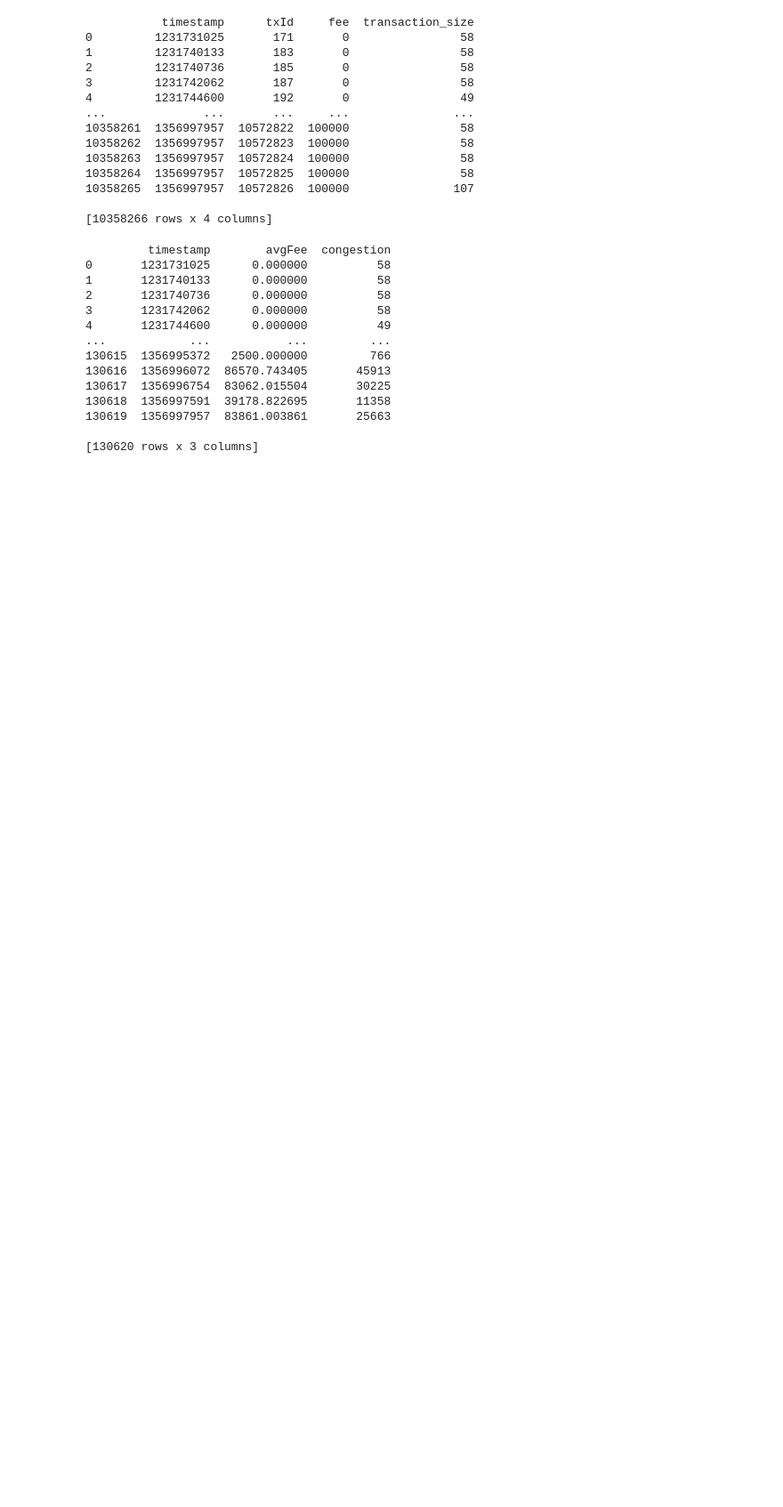
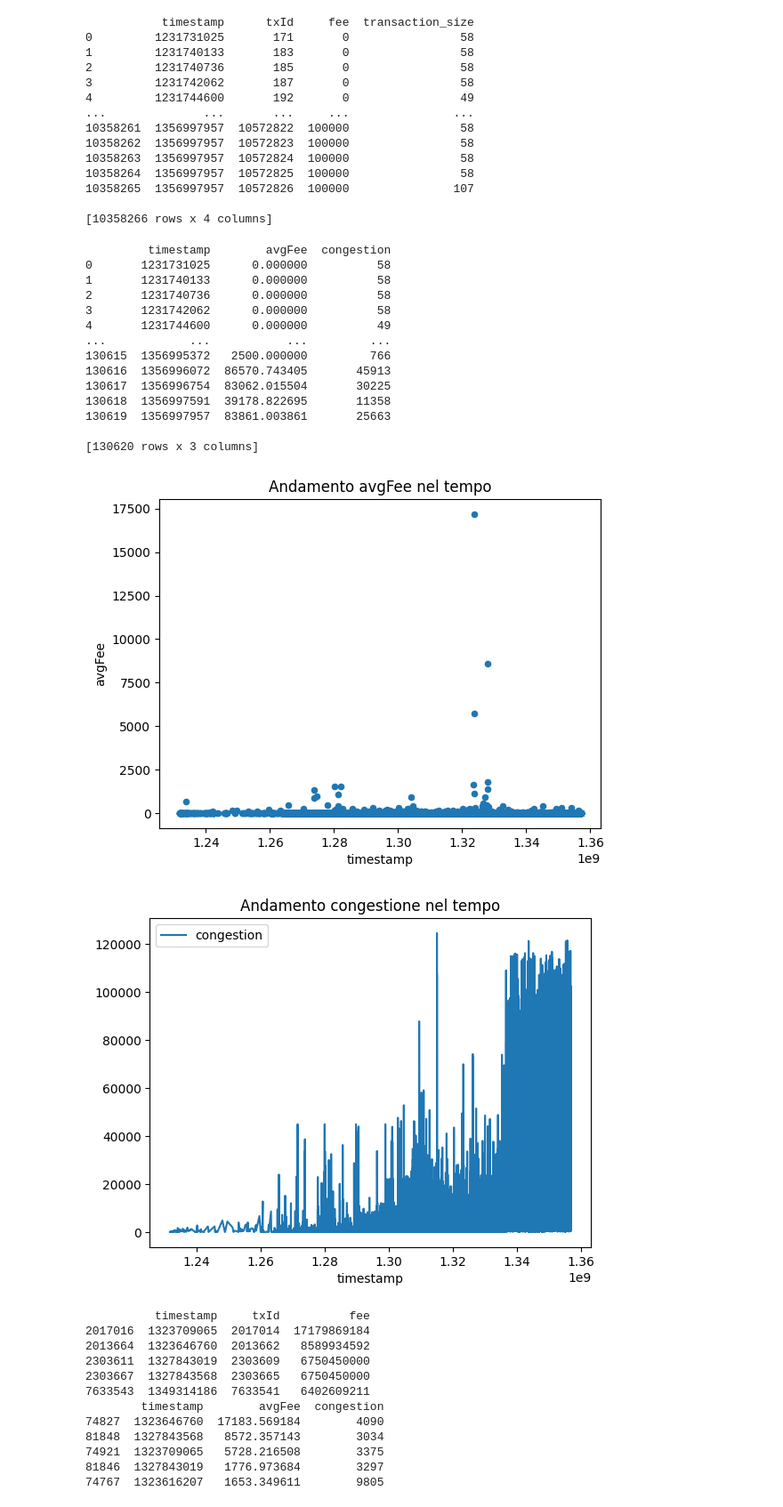
Before and after one commit to dSamp41/Progetto-LWS, a Jupyter notebook: project.ipynb, the cells around one changed output. Shown at 89% size. Drawn from its saved outputs; the diff is of its cells as text; code cells hidden in the pictures; blank space fills up the shorter version.

```diff
--- a/project.ipynb
+++ b/project.ipynb
@@ -37,7 +67,7 @@ fee: 17179869184 -> int64
 inputs = pd.read_csv(
     base + "inputs.csv",
     names=['txId', 'prevTxId', 'prevTxPos'],
-    dtype={'txId': np.int32, 'prevTxId': np.int32, 'prevTxPos': np.int16},
+    dtype={'txId': np.uint32, 'prevTxId': np.uint32, 'prevTxPos': np.uint16},
 )
 # %% [markdown]
 # Load Outputs dataset
@@ -45,8 +75,7 @@ inputs = pd.read_csv(
 outputs = pd.read_csv(
     base + "outputs.csv",
     names=['txId', 'txPos', 'addressId', 'amount', 'scriptType'],
-    dtype={'txId': np.int32, 'txPos': np.int16, 'addressId': np.int32, 'amount': np.int64, 'scriptType': 'category'}
+    dtype={'txId': np.uint32, 'txPos': np.uint16, 'addressId': np.uint32, 'amount': np.uint64, 'scriptType': 'category'}
 )
 
-#print(outputs.info())
-#print(outputs)
+print(outputs.info())
@@ -290,8 +278,17 @@ print(size_outputs)
+# %%
+transactions_ncb = transactions[transactions['isCoinbase'] == 0].drop(columns=['blockId', 'isCoinbase'])
+
+# Merge transactions with inputs; then calculate size of inputs
+merged_tx_inputs = pd.merge(transactions_ncb, inputs.drop(columns=['prevTxId', 'prevTxPos']), on='txId', how='inner')
+size_inputs = merged_tx_inputs.groupby('txId').size().reset_index(name='num_inputs')
+
+# Merge transactions with outputs; then calculate size of outputs
+merged_tx_outputs = pd.merge(transactions_ncb, outputs.drop(columns=['txPos', 'addressId']), on='txId', how='inner')
+size_outputs = merged_tx_outputs.groupby('txId').size().reset_index(name='num_outputs')
 # %%
 # Merge the sizes with transactions
 merged_transactions = pd.merge(transactions_ncb, size_inputs, on='txId', how='left')
 merged_transactions = pd.merge(merged_transactions, size_outputs, on='txId', how='left')
-merged_transactions = merged_transactions.drop(columns=['blockId', 'isCoinbase'])
 
 INPUT_SIZE = 40
 OUTPUT_SIZE = 9
@@ -342,0 +335,22 @@ tt.plot.hist('avgFee', bins=5000)
+# %%
+tt.plot.scatter(x='timestamp', y='avgFee', title='Andamento avgFee nel tempo')
+tt.plot.line(x='timestamp', y='congestion', title='Andamento congestione nel tempo')
+plt.show()
+
+print(transactions_ncb.nlargest(5, 'fee'))
+print(tt.nlargest(5, 'avgFee'))
+# %% [output]
+[figure, added]
+[figure, added]
+          timestamp     txId          fee
+2017016  1323709065  2017014  17179869184
+2013664  1323646760  2013662   8589934592
+2303611  1327843019  2303609   6750450000
+2303667  1327843568  2303665   6750450000
+7633543  1349314186  7633541   6402609211
+        timestamp        avgFee  congestion
+74827  1323646760  17183.569184        4090
+81848  1327843568   8572.357143        3034
+74921  1323709065   5728.216508        3375
+81846  1327843019   1776.973684        3297
+74767  1323616207   1653.349611        9805
```
Also changed, not shown: parts of 15 cells of this notebook.
